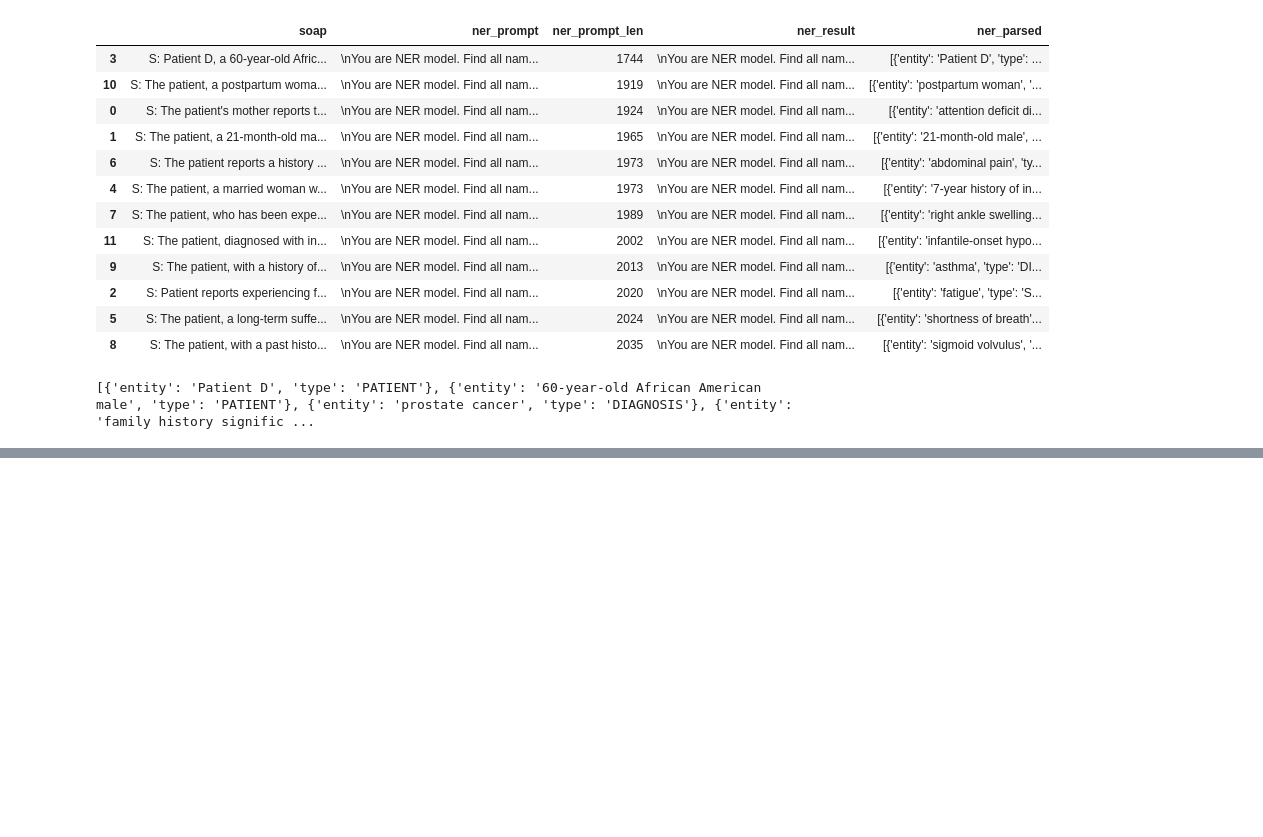
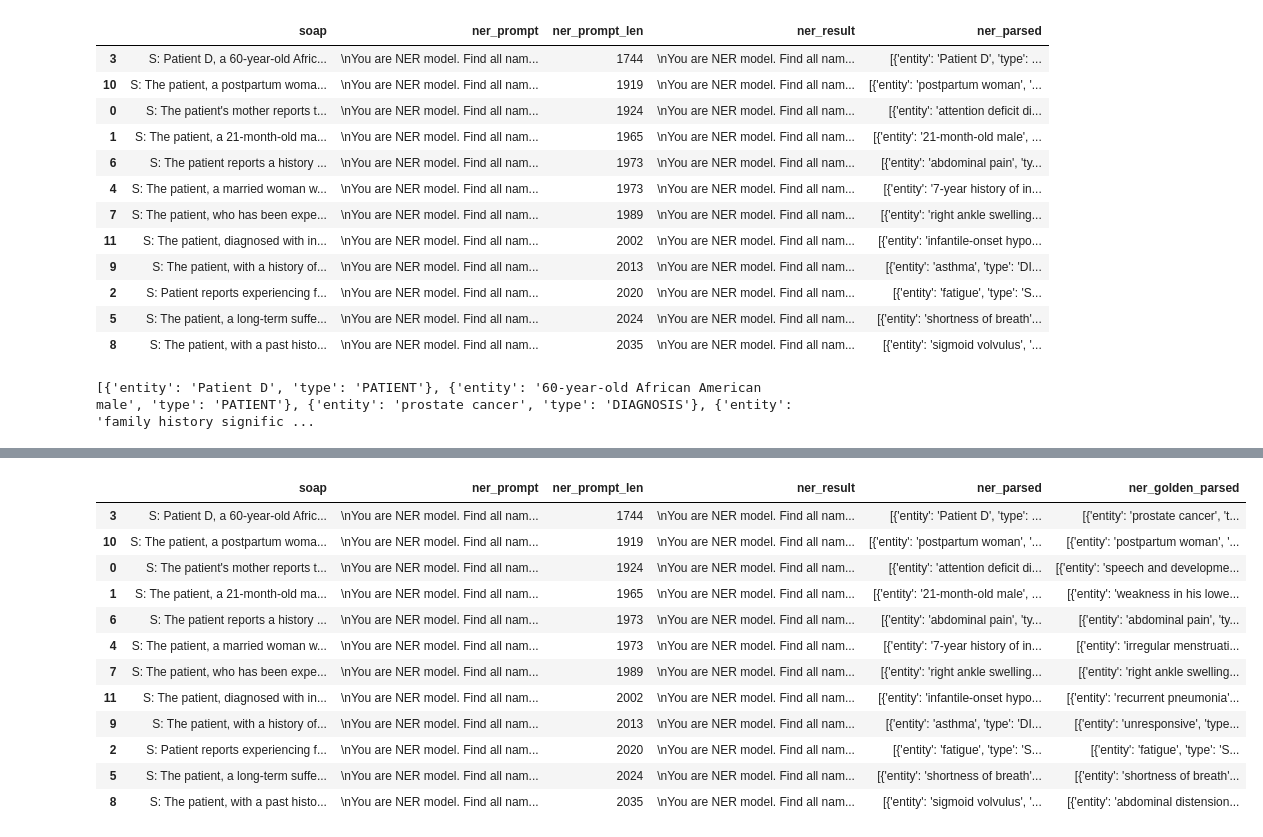
Before and after one commit to BHYCHIK/otus-llm-dz7, a Jupyter notebook: dz7.ipynb, the cells around one changed output, grey strips where cells are left out. Cells and saved outputs as stored; diff of their text form; code cells hidden in the pictures; blank space fills up the shorter version.

Commit message:
Make golden dataset

```diff
--- a/dz7.ipynb
+++ b/dz7.ipynb
@@ -506,3 +549,21 @@ df
 print(df['ner_parsed'][3])
 # %% [output]
 [{'entity': 'Patient D', 'type': 'PATIENT'}, {'entity': '60-year-old African American male', 'type': 'PATIENT'}, {'entity': 'prostate cancer', 'type': 'DIAGNOSIS'}, {'entity': 'family history signific ...
+# %%
+llm = ChatOpenAI(
+    api_key=os.environ['API_KEY'],
+    base_url=os.environ['API_BASE_URL'],
+    temperature=0.0,
+    model='qwen-3-32b'
+)
+golden_parse_iter = 0
+# %%
+def get_golden_ner_value(query:str):
+    global golden_parse_iter
+    golden_parse_iter = golden_parse_iter + 1
+    start = time.time()
+    llm_resp = (ChatPromptTemplate.from_messages([HumanMessage(query)]) | llm | StrOutputParser()).invoke({})
+    obj = get_ner_answer(llm_resp)
+    end = time.time()
+    print(f'Calculating golden result iteration {golden_parse_iter} for time {end - start}')
+    return obj
@@ -508,0 +576,3 @@ print(df['ner_parsed'][3])
+# %%
+golden_parse_iter = 0
+df["ner_golden_parsed"] = df['ner_prompt'].apply(get_golden_ner_value)
@@ -508,0 +592,16 @@ print(df['ner_parsed'][3])
+# %%
+df
+# %% [output]
+|  | soap | ner_prompt | ner_prompt_len | ner_result | ner_parsed | ner_golden_parsed |
+| 3 | S: Patient D, a 60-year-old Afric... | \nYou are NER model. Find all nam... | 1744 | \nYou are NER model. Find all nam... | [{'entity': 'Patient D', 'type': ... | [{'entity': 'prostate cancer', 't... |
+| 10 | S: The patient, a postpartum woma... | \nYou are NER model. Find all nam... | 1919 | \nYou are NER model. Find all nam... | [{'entity': 'postpartum woman', '... | [{'entity': 'postpartum woman', '... |
+| 0 | S: The patient's mother reports t... | \nYou are NER model. Find all nam... | 1924 | \nYou are NER model. Find all nam... | [{'entity': 'attention deficit di... | [{'entity': 'speech and developme... |
+| 1 | S: The patient, a 21-month-old ma... | \nYou are NER model. Find all nam... | 1965 | \nYou are NER model. Find all nam... | [{'entity': '21-month-old male', ... | [{'entity': 'weakness in his lowe... |
+| 6 | S: The patient reports a history ... | \nYou are NER model. Find all nam... | 1973 | \nYou are NER model. Find all nam... | [{'entity': 'abdominal pain', 'ty... | [{'entity': 'abdominal pain', 'ty... |
+| 4 | S: The patient, a married woman w... | \nYou are NER model. Find all nam... | 1973 | \nYou are NER model. Find all nam... | [{'entity': '7-year history of in... | [{'entity': 'irregular menstruati... |
+| 7 | S: The patient, who has been expe... | \nYou are NER model. Find all nam... | 1989 | \nYou are NER model. Find all nam... | [{'entity': 'right ankle swelling... | [{'entity': 'right ankle swelling... |
+| 11 | S: The patient, diagnosed with in... | \nYou are NER model. Find all nam... | 2002 | \nYou are NER model. Find all nam... | [{'entity': 'infantile-onset hypo... | [{'entity': 'recurrent pneumonia'... |
+| 9 | S: The patient, with a history of... | \nYou are NER model. Find all nam... | 2013 | \nYou are NER model. Find all nam... | [{'entity': 'asthma', 'type': 'DI... | [{'entity': 'unresponsive', 'type... |
+| 2 | S: Patient reports experiencing f... | \nYou are NER model. Find all nam... | 2020 | \nYou are NER model. Find all nam... | [{'entity': 'fatigue', 'type': 'S... | [{'entity': 'fatigue', 'type': 'S... |
+| 5 | S: The patient, a long-term suffe... | \nYou are NER model. Find all nam... | 2024 | \nYou are NER model. Find all nam... | [{'entity': 'shortness of breath'... | [{'entity': 'shortness of breath'... |
+| 8 | S: The patient, with a past histo... | \nYou are NER model. Find all nam... | 2035 | \nYou are NER model. Find all nam... | [{'entity': 'sigmoid volvulus', '... | [{'entity': 'abdominal distension... |
```
Also changed, not shown: parts of 17 cells of this notebook.
